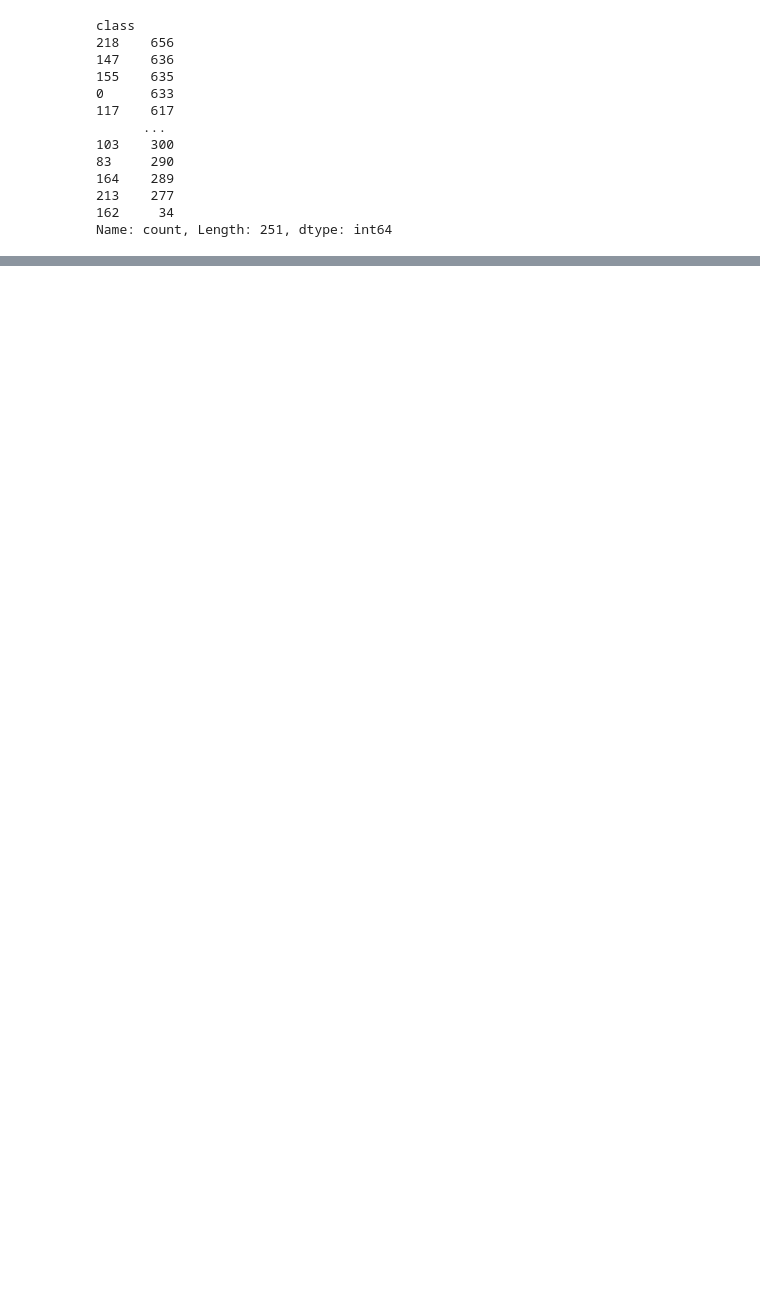
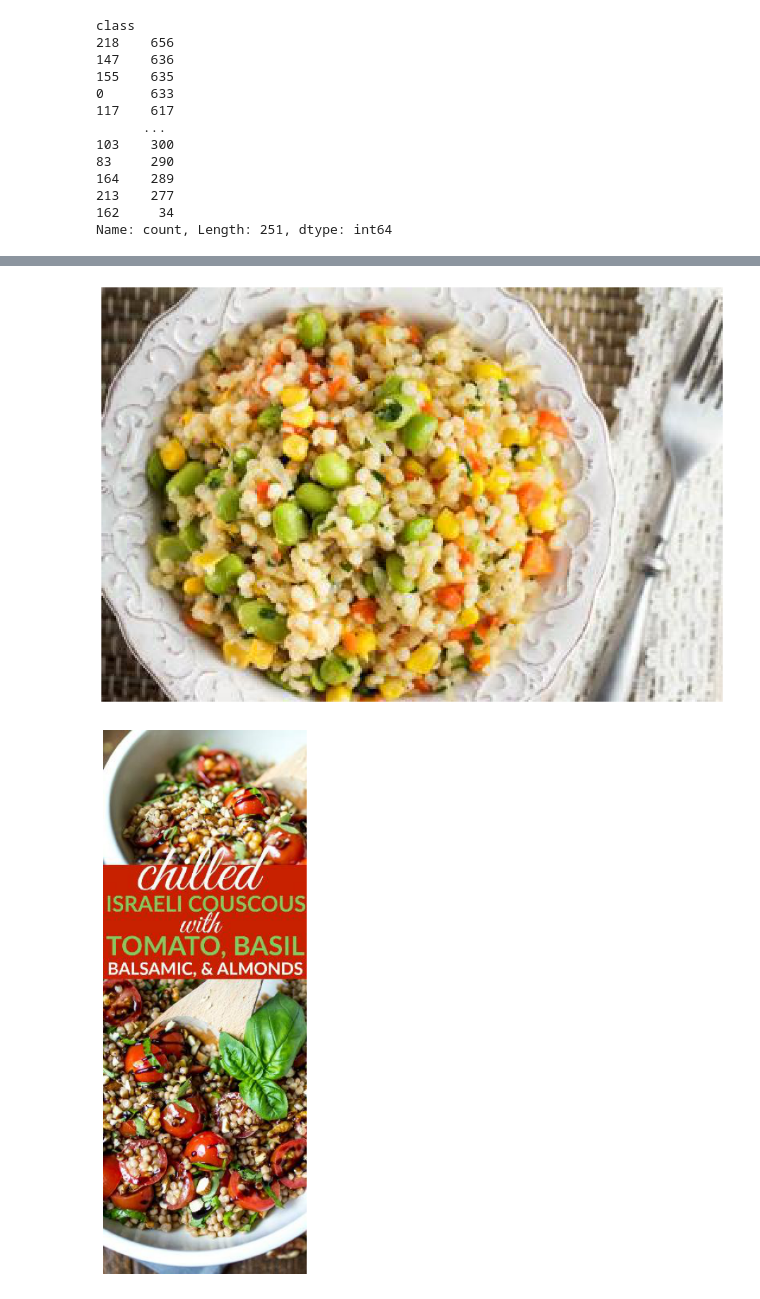
Before and after one commit to michelebanfi/supervised-learning, a Jupyter notebook: benchmark.ipynb, the cells around one changed output, grey strips where cells are left out. Drawn from its saved outputs; the diff is of its cells as text; code cells hidden in the pictures; blank space fills up the shorter version.

```diff
--- a/benchmark.ipynb
+++ b/benchmark.ipynb
@@ -34,0 +35,20 @@ plt.show()
+# %%
+# show some images of the dataset
+import matplotlib.pyplot as plt
+import matplotlib.image as mpimg
+import os
+
+img_dir = "Data/processedData/processed_train_set/12"
+img_files = os.listdir(img_dir)
+
+# show the first 5 images
+for i in range(5):
+    img = mpimg.imread(os.path.join(img_dir, img_files[i]))
+    plt.grid(False)
+    # hide axes
+    plt.axis('off')
+    plt.imshow(img)
+    plt.show()
+# %% [output]
+[figure, added]
+[figure, added]
```
Also changed, not shown: parts of 5 cells of this notebook, 4 other files.
